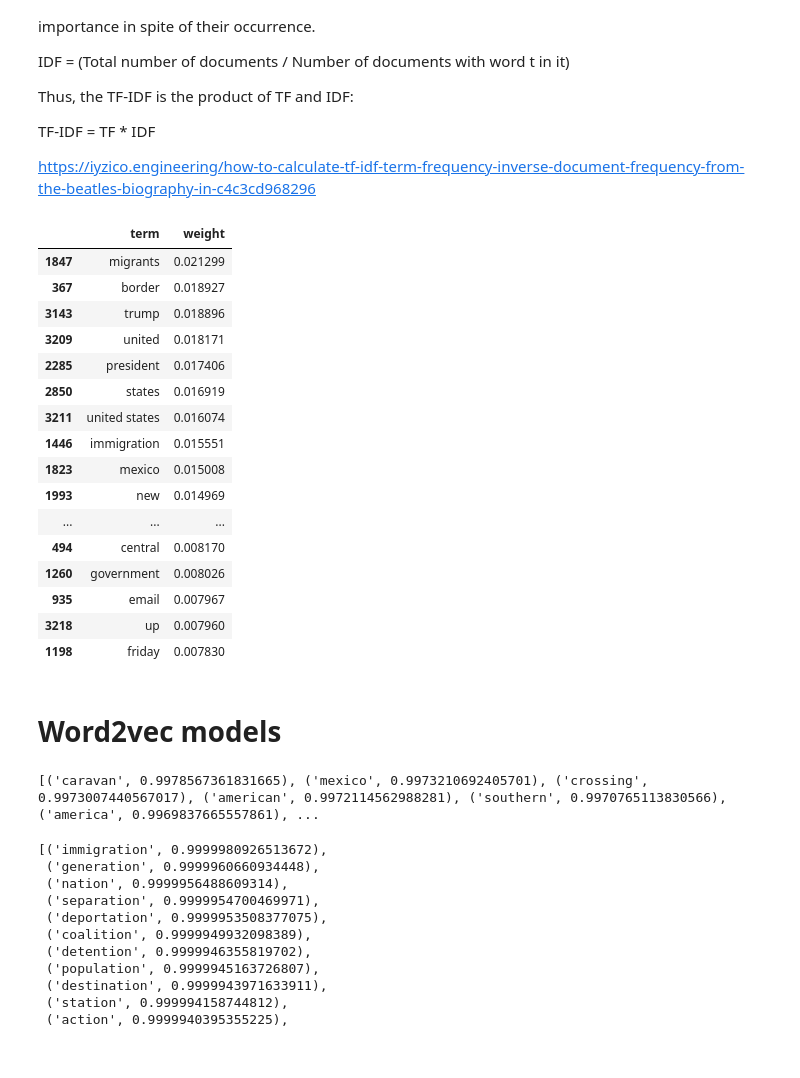
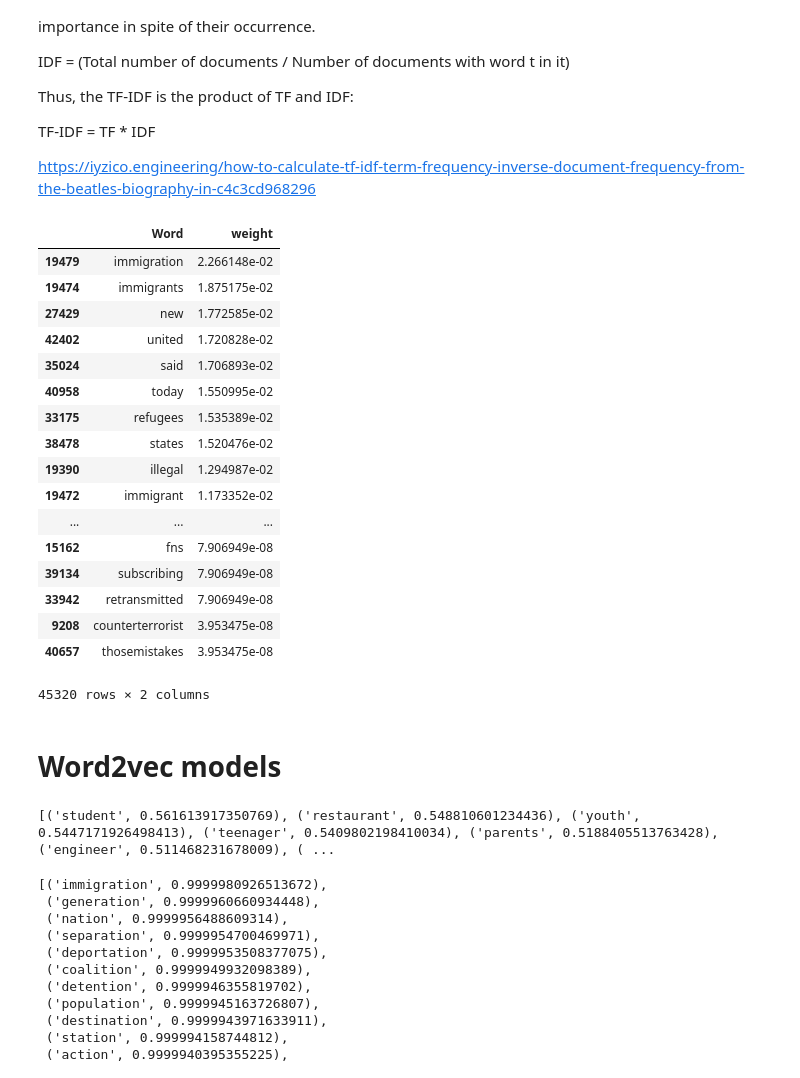
Before and after one commit to gcarvajal1222/Sentiment-Analysis-NYT-Immigration-Articles, a Jupyter notebook: NYT API python Sentiment Analysis.ipynb, the cells around one changed output. Cells and saved outputs as stored; diff of their text form; code cells hidden in the pictures.

Commit message:
Got data, cleaned it, removed duplicates

```diff
--- a/NYT API python Sentiment Analysis.ipynb
+++ b/NYT API python Sentiment Analysis.ipynb
@@ -126,7 +137,6 @@ import re
 lemmatizer = WordNetLemmatizer()
 stemmer = PorterStemmer()
 
-prohibitedWords = []
 
 def preprocess_regex(row):
     row=str(row)
@@ -137,15 +147,19 @@ def preprocess_regex(row):
     row=row.replace('+'," ")
     row=row.replace('"'," ")
     row=row.replace("''","")
-    big_regex = re.compile(r'\b%s\b' % r'\b|\b'.join(map(re.escape, prohibitedWords)))  #this would replace 'random' in 'random words' but not in 'pseudorandom words'
-    cleantext = re.sub(big_regex, '', row)
-    rem_num = re.sub('[0-9]+', '', cleantext)
+    row=row.replace("'","")
+    row=row.replace(":","")
+    row=row.replace("_","")
+    cleanr = re.compile('<.*?>')  #this would replace 'random' in 'random words' but not in 'pseudorandom words'
+    cleantext = re.sub(cleanr, '', row)
+    line = re.sub('[!@#$]', '', cleantext)
+    rem_num = re.sub('[0-9]+', '', line)
     #tokenizer = RegexpTokenizer(r'\w+')  #this yields lower counts of words
     tokens = nltk.tokenize.word_tokenize(rem_num)
     filtered_words = [w for w in tokens if len(w) > 2 if not w in stopwords.words('english')] #if it appears more than two times get rid off the stopwords, change this
-    return " ".join(tokens)
+    return " ".join(filtered_words)
 # %%
-df['cleanText']=df['response.docs.lead_paragraph'].map(lambda s:preprocess(s))
+df['cleanText']=df['response.docs.lead_paragraph'].map(lambda s:preprocess_regex(s))
 
 Tokenized_lead_paragraphs = df.apply(lambda row: nltk.word_tokenize(row['cleanText']), axis=1)
 # %%
@@ -272,33 +431,34 @@ TF-IDF = TF * IDF
 
 https://iyzico.engineering/how-to-calculate-tf-idf-term-frequency-inverse-document-frequency-from-the-beatles-biography-in-c4c3cd968296
 # %%
-cvec = CountVectorizer( min_df=3, max_df=0.5, ngram_range=(1,2))
+cvec = CountVectorizer( min_df=1, ngram_range=(1,1))
 sf = cvec.fit_transform(df['cleanText'])
 # %%
 transformer = TfidfTransformer()
 transformed_weights = transformer.fit_transform(sf)
 weights = np.asarray(transformed_weights.mean(axis=0)).ravel().tolist()
-weights_df = pd.DataFrame({'term': cvec.get_feature_names(), 'weight': weights})
+weights_df = pd.DataFrame({'Word': cvec.get_feature_names(), 'weight': weights})
 # %%
-weights_df.sort_values(by='weight', ascending=False).head(50)
+weights_df.sort_values(by='weight', ascending=False)
 # %% [output]
-|  | term | weight |
-| 1847 | migrants | 0.021299 |
-| 367 | border | 0.018927 |
-| 3143 | trump | 0.018896 |
-| 3209 | united | 0.018171 |
-| 2285 | president | 0.017406 |
-| 2850 | states | 0.016919 |
-| 3211 | united states | 0.016074 |
-| 1446 | immigration | 0.015551 |
-| 1823 | mexico | 0.015008 |
-| 1993 | new | 0.014969 |
+|  | Word | weight |
+| 19479 | immigration | 2.266148e-02 |
+| 19474 | immigrants | 1.875175e-02 |
+| 27429 | new | 1.772585e-02 |
+| 42402 | united | 1.720828e-02 |
+| 35024 | said | 1.706893e-02 |
+| 40958 | today | 1.550995e-02 |
+| 33175 | refugees | 1.535389e-02 |
+| 38478 | states | 1.520476e-02 |
+| 19390 | illegal | 1.294987e-02 |
+| 19472 | immigrant | 1.173352e-02 |
 | ... | ... | ... |
-| 494 | central | 0.008170 |
-| 1260 | government | 0.008026 |
-| 935 | email | 0.007967 |
-| 3218 | up | 0.007960 |
-| 1198 | friday | 0.007830 |
+| 15162 | fns | 7.906949e-08 |
+| 39134 | subscribing | 7.906949e-08 |
+| 33942 | retransmitted | 7.906949e-08 |
+| 9208 | counterterrorist | 3.953475e-08 |
+| 40657 | thosemistakes | 3.953475e-08 |
+45320 rows × 2 columns
 # %% [markdown]
 # Word2vec models
 # %%
@@ -309,10 +469,10 @@ vocabulary = model_by_category.wv.vocab
 #print(vocabulary)
 
 
-sim_words = model_by_category.wv.most_similar('central', topn = 10)
+sim_words = model_by_category.wv.most_similar('immigrant', topn = 10)
 print(sim_words)
 # %% [output]
-[('caravan', 0.9978567361831665), ('mexico', 0.9973210692405701), ('crossing', 0.9973007440567017), ('american', 0.9972114562988281), ('southern', 0.9970765113830566), ('america', 0.9969837665557861), ...
+[('student', 0.561613917350769), ('restaurant', 0.548810601234436), ('youth', 0.5447171926498413), ('teenager', 0.5409802198410034), ('parents', 0.5188405513763428), ('engineer', 0.511468231678009), ( ...
 # %%
 model_most_similar_words_lead_P = FastText(Tokenized_lead_paragraphs, size=100, window=5, min_count=5)
 # %%
```
Also changed, not shown: parts of 21 cells of this notebook, 6 other files.
